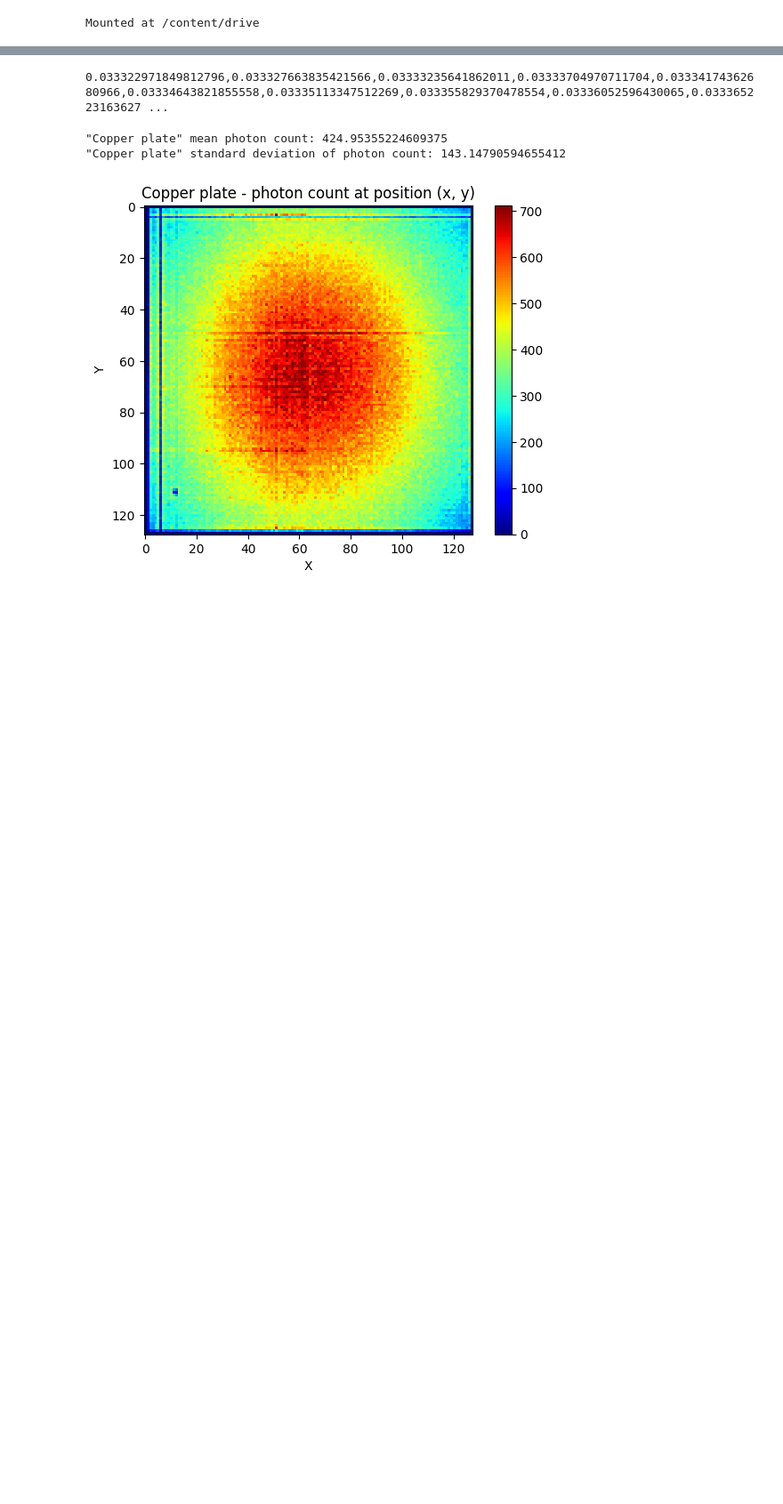
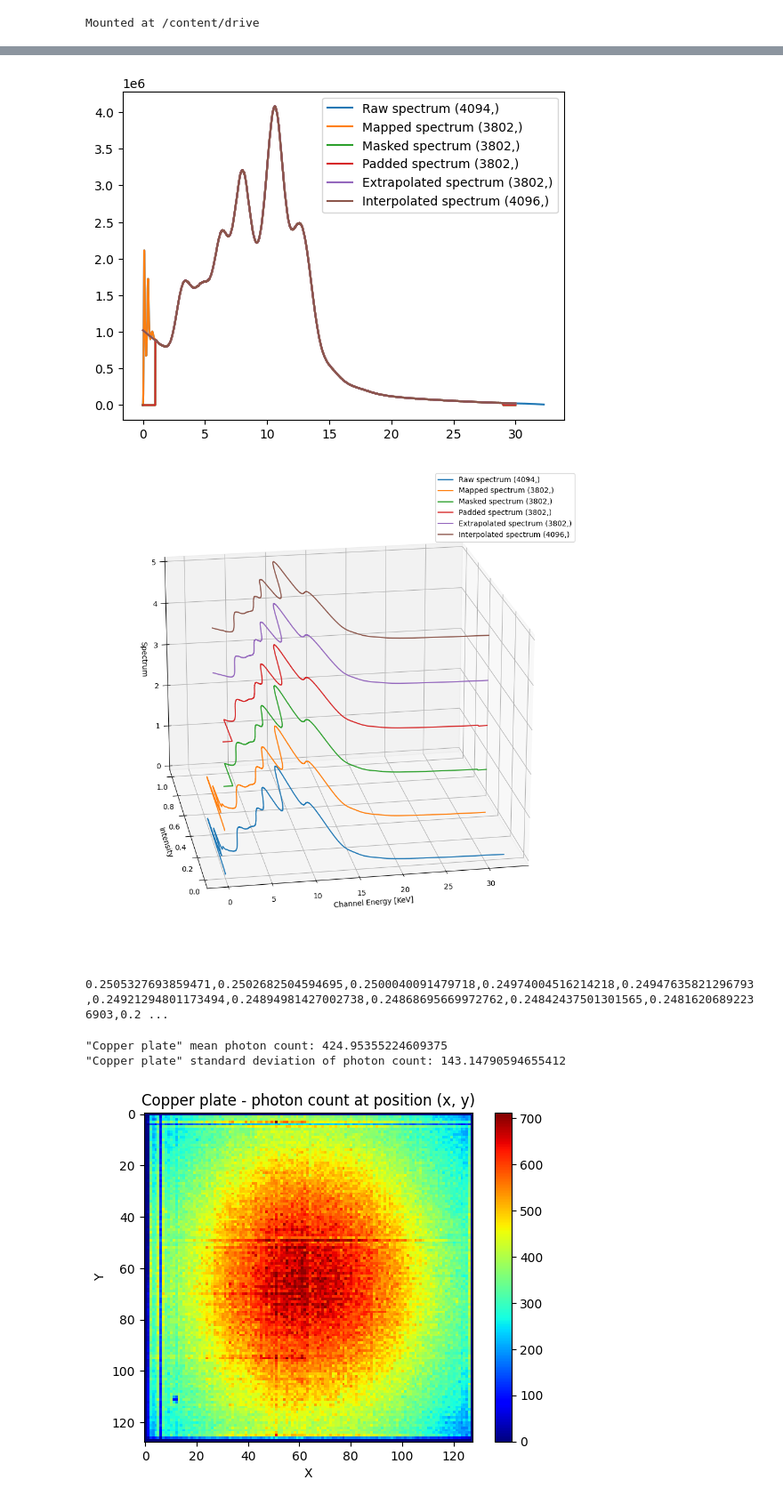
Before and after one commit to erzar0/1d-vit-for-classification-of-xrf-spectra, a Jupyter notebook: data_exploration.ipynb, the cells around one changed output, grey strips where cells are left out. Shown at 89% size. Saved outputs shown, nothing was run; the diff lists cells and outputs as text; code cells hidden in the pictures; blank space fills up the shorter version.

```diff
--- a/data_exploration.ipynb
+++ b/data_exploration.ipynb
@@ -97,38 +140,41 @@ def get_processed_spectrum(e_xy, peaks, energies, min_energy=0, max_energy=30
         plt.plot(channel_energies_extrapolated, spectrum_acc_extrapolated, label=f"Extrapolated spectrum {spectrum_acc_extrapolated.shape}")
         plt.plot(channel_energies_interpolated, spectrum_acc_interpolated, label=f"Interpolated spectrum {spectrum_acc_interpolated.shape}")
         plt.legend()
 
         # Plotting the 3D series of 2D plots
         fig = plt.figure(3, figsize=(12, 12))
         ax = fig.add_subplot(111, projection='3d')
         ax.plot(channel_energies, spectrum_acc / np.max(spectrum_acc), zs=0, label=f"Raw spectrum {spectrum_acc.shape}")
         ax.plot(channel_energies_mapped, spectrum_acc_mapped / np.max(spectrum_acc_mapped), zs=1, label=f"Mapped spectrum {spectrum_acc_mapped.shape}")
         ax.plot(channel_energies_mapped, spectrum_acc_masked / np.max(spectrum_acc_masked), zs=2, label=f"Masked spectrum {spectrum_acc_masked.shape}")
         ax.plot(channel_energies_extrapolated, spectrum_acc_padded / np.max(spectrum_acc_padded), zs=3, label=f"Padded spectrum {spectrum_acc_padded.shape}")
         ax.plot(channel_energies_extrapolated, spectrum_acc_extrapolated / np.max(spectrum_acc_extrapolated), zs=4, label=f"Extrapolated spectrum {spectrum_acc_extrapolated.shape}")
         ax.plot(channel_energies_interpolated, spectrum_acc_interpolated / np.max(spectrum_acc_interpolated), zs=5, label=f"Interpolated spectrum {spectrum_acc_interpolated.shape}")
         ax.set_xlabel('Channel Energy [KeV]')
         ax.set_ylabel('Intensity')
         ax.set_zlabel('Spectrum')
         ax.view_init(elev=20, azim=260)
         ax.legend()
+        plt.savefig("spectrum_preprocessing.svg")
         plt.show()
 
     return channel_energies_interpolated, spectrum_acc_interpolated
 
 peaks_sobieski = [817, 1016,1347, 1598]
 energies_sobieski = [6.405, 8.046, 10.551, 12.614]
-channel_energies_mapped, spectrum_acc_mapped = get_processed_spectrum(sobieski_e_xy, peaks_sobieski, energies_sobieski, plot=True)
+channel_energies, spectrum_acc= get_processed_spectrum(sobieski_e_xy, peaks_sobieski, energies_sobieski, plot=True)
 
-# peaks_copper_plate = [720, 985, 1594, 2068]
-# energies_copper_plate = [3.692, 5.088, 8.046, 10.551]
+peaks_copper_plate = [720, 985, 1594, 2068]
+energies_copper_plate = [3.692, 5.088, 8.046, 10.551]
 
-# channel_energies, spectrum_acc = get_processed_spectrum(copper_plate_e_xy, peaks_copper_plate, energies_copper_plate)
+# channel_energies, spectrum_acc = get_processed_spectrum(copper_plate_e_xy, peaks_copper_plate, energies_copper_plate, plot=True)
 spectrum_acc = spectrum_acc / np.max(spectrum_acc)
 for el in spectrum_acc:
     print(f"{el},", end="")
 # %% [output]
+[figure, added]
+[figure, added]
-0.033322971849812796,0.033327663835421566,0.03333235641862011,0.03333704970711704,0.03334174362680966,0.03334643821855558,0.03335113347512269,0.033355829370478554,0.03336052596430065,0.033365223163627 ...
+0.2505327693859471,0.2502682504594695,0.2500040091479718,0.24974004516214218,0.24947635821296793,0.24921294801173494,0.24894981427002738,0.24868695669972762,0.24842437501301565,0.24816206892236903,0.2 ...
 # %%
 import matplotlib.pyplot as plt
 import random
```
Also changed, not shown: parts of 4 cells of this notebook.
